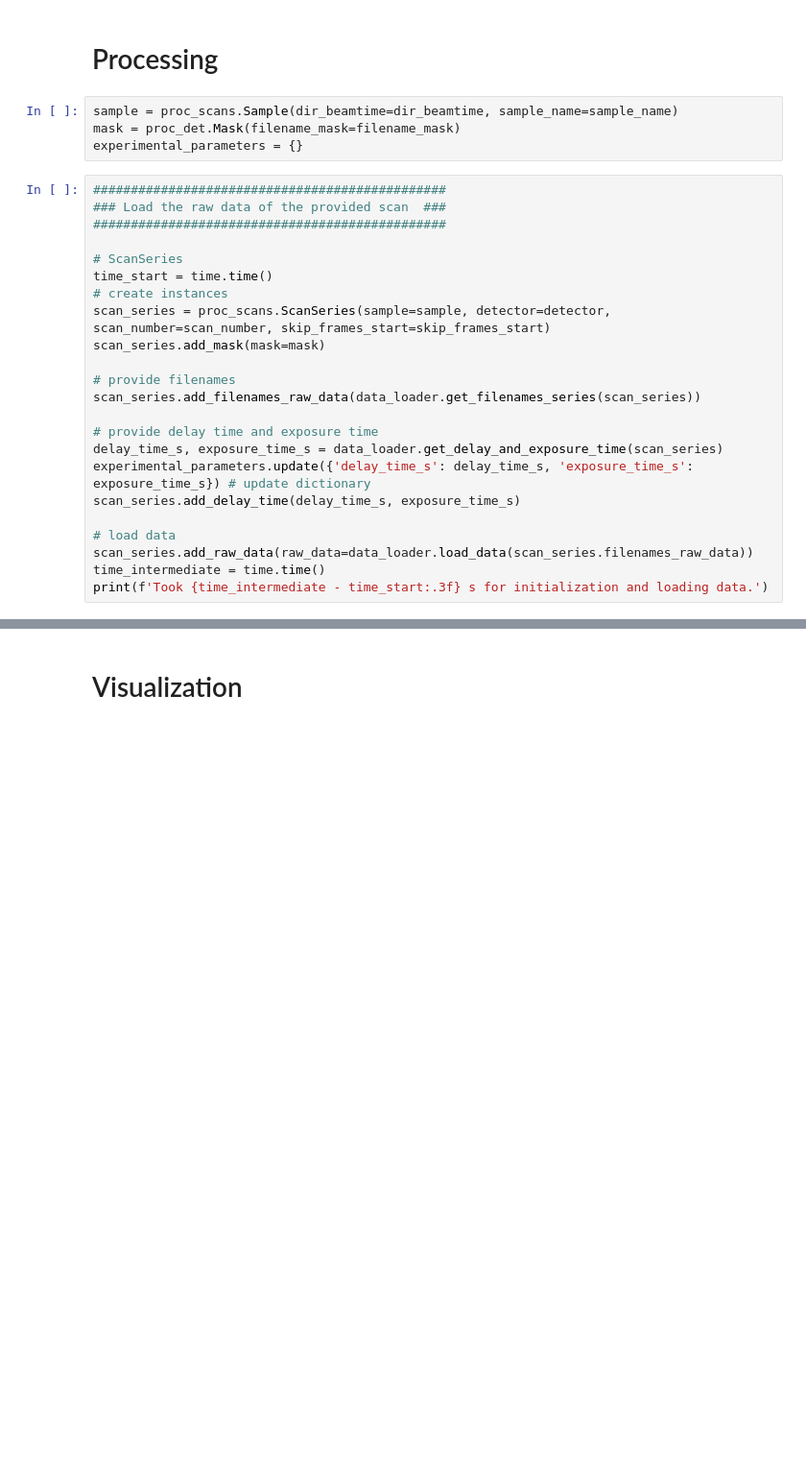
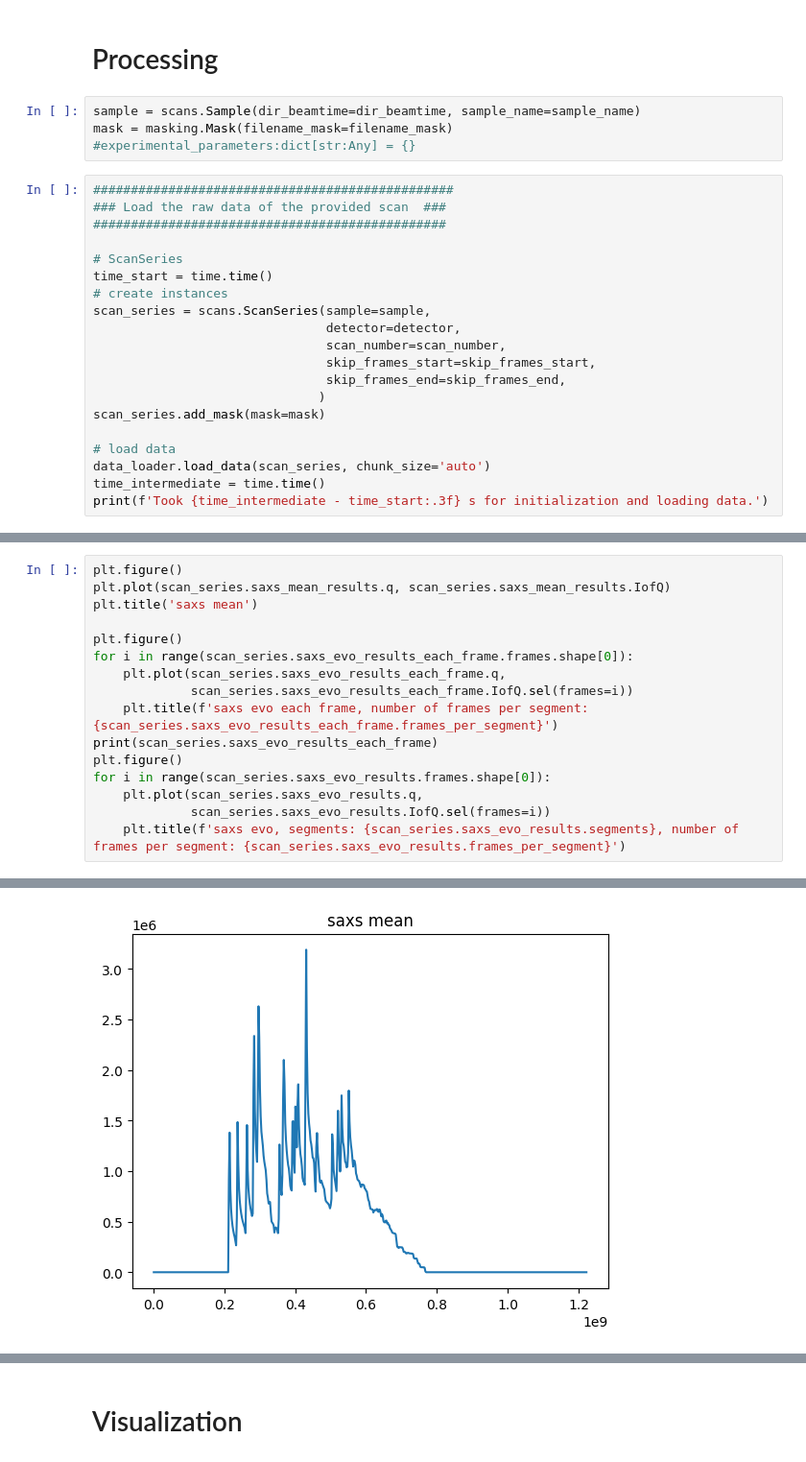
Before and after one commit to moritz-3/PhoeniX, a Jupyter notebook: PhoeniX/testing/example.ipynb, the cells around one changed output, grey strips where cells are left out. Shown at 96% size. Drawn from its saved outputs; the diff is of its cells as text; blank space fills up the shorter version.

Commit message:
implemented skip frames first/last as a function and to SAXS and TTC

```diff
--- a/PhoeniX/testing/example.ipynb
+++ b/PhoeniX/testing/example.ipynb
@@ -41,30 +61,27 @@ q_widths = 0.05*np.ones(len(q_centers)) * 1e9
 # %% [markdown]
 # Processing
 # %%
-sample = proc_scans.Sample(dir_beamtime=dir_beamtime, sample_name=sample_name)
-mask = proc_det.Mask(filename_mask=filename_mask)
-experimental_parameters = {}
+sample = scans.Sample(dir_beamtime=dir_beamtime, sample_name=sample_name)
+mask = masking.Mask(filename_mask=filename_mask)
+#experimental_parameters:dict[str:Any] = {}
 # %%
-###############################################
+################################################
 ### Load the raw data of the provided scan  ###
 ###############################################
 
 # ScanSeries
 time_start = time.time()
 # create instances
-scan_series = proc_scans.ScanSeries(sample=sample, detector=detector, scan_number=scan_number, skip_frames_start=skip_frames_start)
+scan_series = scans.ScanSeries(sample=sample,
+                               detector=detector,
+                               scan_number=scan_number,
+                               skip_frames_start=skip_frames_start,
+                               skip_frames_end=skip_frames_end,
+                              )
 scan_series.add_mask(mask=mask)
 
-# provide filenames
-scan_series.add_filenames_raw_data(data_loader.get_filenames_series(scan_series))
-
-# provide delay time and exposure time
-delay_time_s, exposure_time_s = data_loader.get_delay_and_exposure_time(scan_series)
-experimental_parameters.update({'delay_time_s': delay_time_s, 'exposure_time_s': exposure_time_s}) # update dictionary
-scan_series.add_delay_time(delay_time_s, exposure_time_s)
-
 # load data
-scan_series.add_raw_data(raw_data=data_loader.load_data(scan_series.filenames_raw_data))
+data_loader.load_data(scan_series, chunk_size='auto')
 time_intermediate = time.time()
 print(f'Took {time_intermediate - time_start:.3f} s for initialization and loading data.')
 # %% [output]
@@ -118,0 +144,17 @@ Took 1.600 s for evolution of SAXS data.
+# %%
+plt.figure()
+plt.plot(scan_series.saxs_mean_results.q, scan_series.saxs_mean_results.IofQ)
+plt.title('saxs mean')
+
+plt.figure()
+for i in range(scan_series.saxs_evo_results_each_frame.frames.shape[0]):
+    plt.plot(scan_series.saxs_evo_results_each_frame.q,
+             scan_series.saxs_evo_results_each_frame.IofQ.sel(frames=i))
+    plt.title(f'saxs evo each frame, number of frames per segment: {scan_series.saxs_evo_results_each_frame.frames_per_segment}')
+print(scan_series.saxs_evo_results_each_frame)
+plt.figure()
+for i in range(scan_series.saxs_evo_results.frames.shape[0]):
+    plt.plot(scan_series.saxs_evo_results.q,
+             scan_series.saxs_evo_results.IofQ.sel(frames=i))
+    plt.title(f'saxs evo, segments: {scan_series.saxs_evo_results.segments}, number of frames per segment: {scan_series.saxs_evo_results.frames_per_segment}')
+# %% [output]
@@ -118,0 +174 @@ Took 1.600 s for evolution of SAXS data.
+[figure, added]
```
Also changed, not shown: parts of 11 cells of this notebook, 1 other file.
